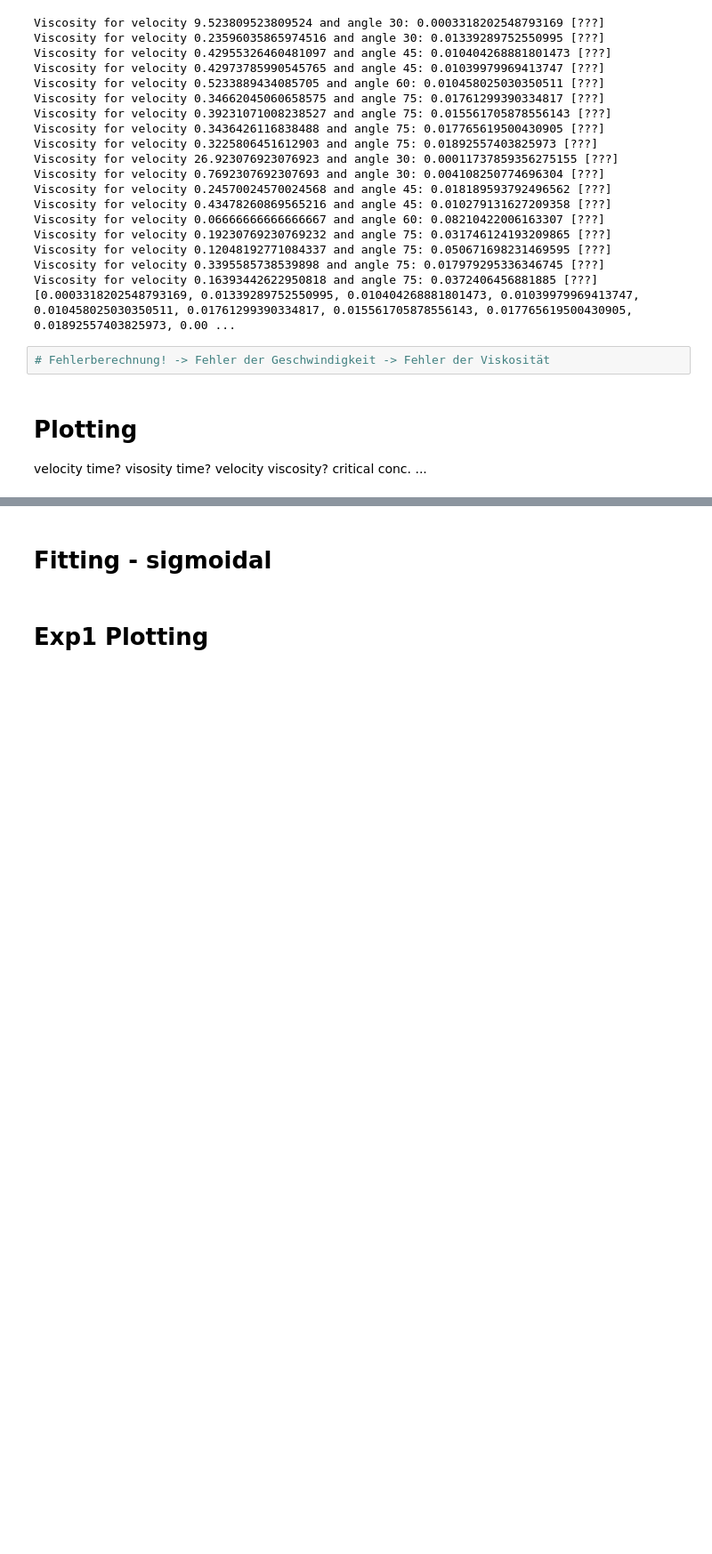
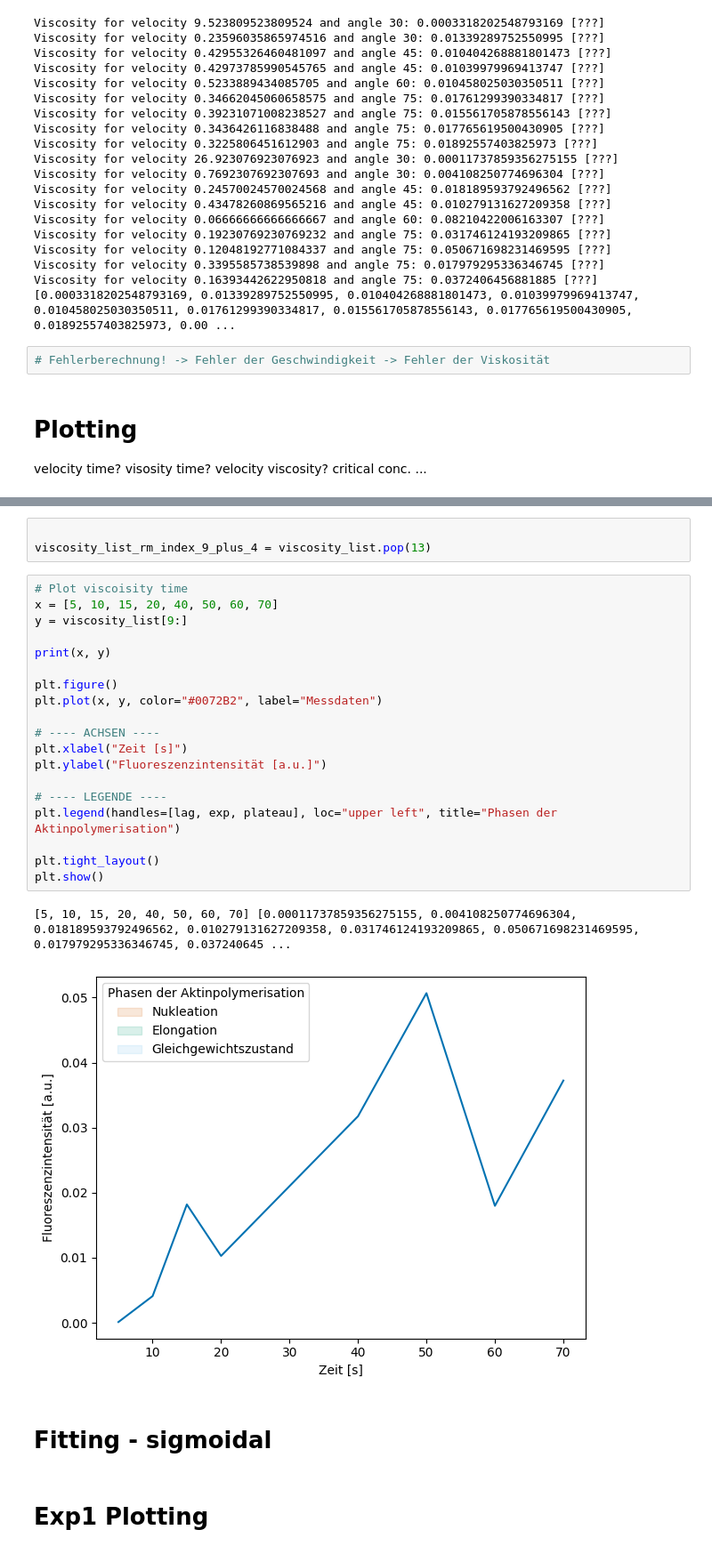
Before and after one commit to DaSch314/BPC-FILM, a Jupyter notebook: Aktinfitting1.ipynb, the cells around one changed output, grey strips where cells are left out. Shown: that part at 89% size. Drawn from its saved outputs; the diff is of its cells as text; blank space fills up the shorter version.

```diff
--- a/Aktinfitting1.ipynb
+++ b/Aktinfitting1.ipynb
@@ -194,3 +285,28 @@ critical conc.
+# %%
+
+viscosity_list_rm_index_9_plus_4 = viscosity_list.pop(13)
+# %%
+# Plot viscoisity time
+x = [5, 10, 15, 20, 40, 50, 60, 70]
+y = viscosity_list[9:]
+
+print(x, y)
+
+plt.figure()
+plt.plot(x, y, color="#0072B2", label="Messdaten")
+
+# ---- ACHSEN ----
+plt.xlabel("Zeit [s]")
+plt.ylabel("Fluoreszenzintensität [a.u.]")
+
+# ---- LEGENDE ----
+plt.legend(handles=[lag, exp, plateau], loc="upper left", title="Phasen der Aktinpolymerisation")
+
+plt.tight_layout()
+plt.show()
+# %% [output]
+[5, 10, 15, 20, 40, 50, 60, 70] [0.00011737859356275155, 0.004108250774696304, 0.018189593792496562, 0.010279131627209358, 0.031746124193209865, 0.050671698231469595, 0.017979295336346745, 0.037240645 ...
+[figure, added]
 # %% [markdown]
 # Fitting - sigmoidal
 # %% [markdown]
```
Also changed, not shown: parts of 3 cells of this notebook.
